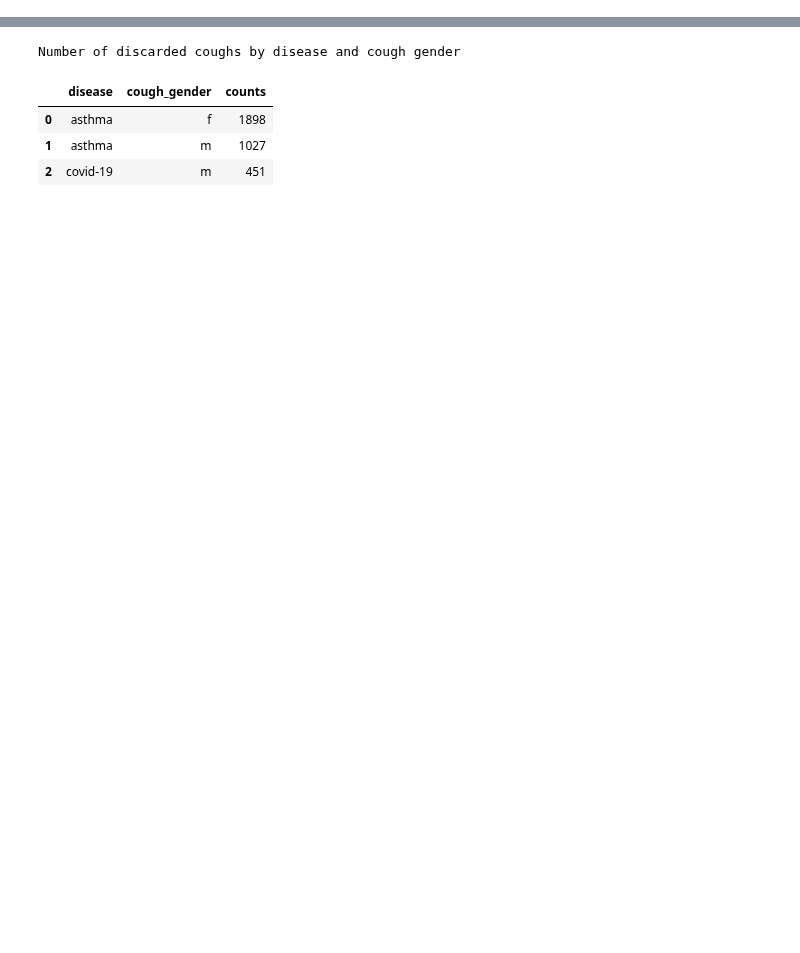
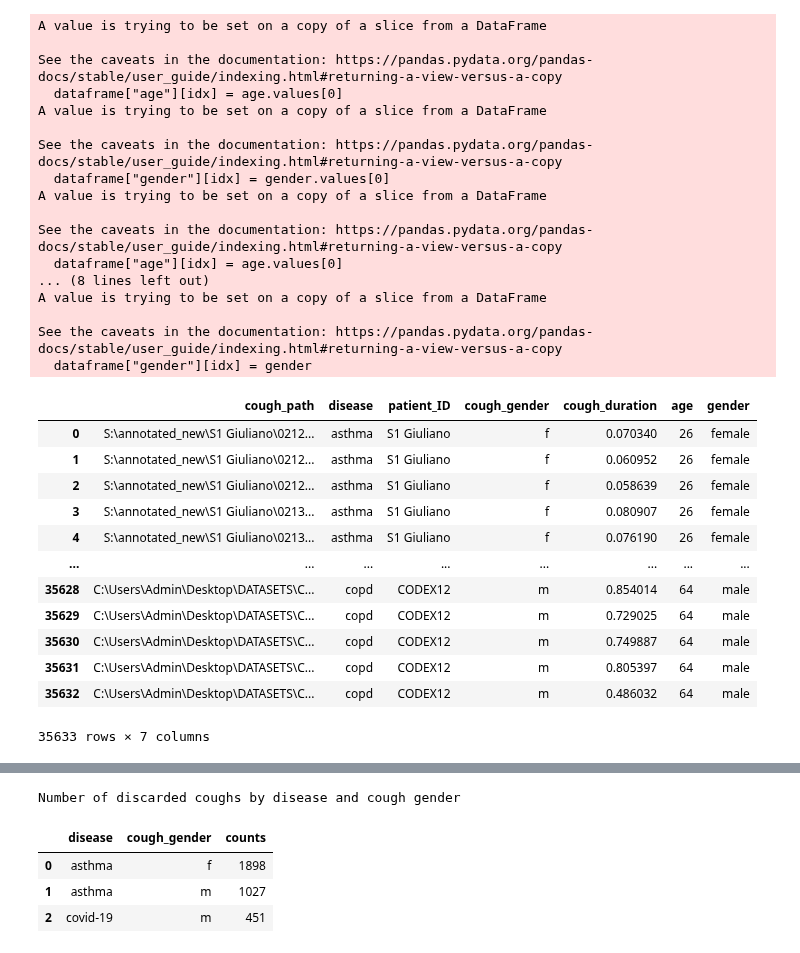
Before and after one commit to ceylanmesut/master_thesis, a Jupyter notebook: notebooks/eda_main_data.ipynb, the cells around one changed output, grey strips where cells are left out. Drawn from its saved outputs; the diff is of its cells as text; code cells hidden in the pictures; blank space fills up the shorter version.

```diff
--- a/notebooks/eda_main_data.ipynb
+++ b/notebooks/eda_main_data.ipynb
@@ -202,3 +219,37 @@ def get_cough_duration(dataframe):
     dataframe["cough_duration"] = cough_durations
 
     return dataframe
+# %%
+
+# run time 30 min.
+#asthma_cough_durations = get_cough_duration(only_coughs["asthma_cough_path"])
+
+# Defining root paths to the files and reading asthma dataset
+root_path_copd = r"C:\Users\Admin\Desktop\DATASETS\Codex\LabeledData"
+root_path_covid = r"C:\Users\Admin\Desktop\DATASETS\Covid"
+asthma_df = pd.read_csv("asthma_cough_paths.csv")
+asthma_df["disease"] = "asthma"
+
+# Summarizing datasets
+summarize_dataset(disease_name="Asthma", root_path=root_path_copd)
+summarize_dataset(disease_name="COPD", root_path = root_path_copd)
+summarize_dataset(disease_name="COVID-19", root_path = root_path_covid)
+
+######### BUILDING ONE CSV FILE #########
+copd_covid_df = get_cough_paths(["asthma", "covid-19","copd"])
+# combining Asthma df and COPD&COVID-19 df
+main_data = pd.concat([asthma_df, copd_covid_df], ignore_index=True)
+
+# Obtaining gender of cough
+main_data = get_ID_cough_gender(main_data)
+# Obtaining cough durations
+main_data = get_cough_duration(main_data)
+
+main_data.to_csv("main_data_new_data.csv", index=False)
+
+########## Reading existing ##########
+# main_data = pd.read_csv("main_data.csv")
+
+# main_data["age"] = None
+# main_data["gender"] = None
+# main_data = get_age_gender(main_data)
@@ -205,3 +270,39 @@ def get_cough_duration(dataframe):
+# %%
+main_data["age"] = None
+main_data["gender"] = None
+main_data = get_age_gender(main_data)
+main_data
+# %% [output]
+A value is trying to be set on a copy of a slice from a DataFrame
+
+See the caveats in the documentation: https://pandas.pydata.org/pandas-docs/stable/user_guide/indexing.html#returning-a-view-versus-a-copy
+  dataframe["age"][idx] = age.values[0]
+A value is trying to be set on a copy of a slice from a DataFrame
+
+See the caveats in the documentation: https://pandas.pydata.org/pandas-docs/stable/user_guide/indexing.html#returning-a-view-versus-a-copy
+  dataframe["gender"][idx] = gender.values[0]
+A value is trying to be set on a copy of a slice from a DataFrame
+
+See the caveats in the documentation: https://pandas.pydata.org/pandas-docs/stable/user_guide/indexing.html#returning-a-view-versus-a-copy
+  dataframe["age"][idx] = age.values[0]
+... (8 lines left out)
+A value is trying to be set on a copy of a slice from a DataFrame
+
+See the caveats in the documentation: https://pandas.pydata.org/pandas-docs/stable/user_guide/indexing.html#returning-a-view-versus-a-copy
+  dataframe["gender"][idx] = gender
+|  | cough_path | disease | patient_ID | cough_gender | cough_duration | age | gender |
+| 0 | S:\annotated_new\S1 Giuliano\0212... | asthma | S1 Giuliano | f | 0.070340 | 26 | female |
+| 1 | S:\annotated_new\S1 Giuliano\0212... | asthma | S1 Giuliano | f | 0.060952 | 26 | female |
+| 2 | S:\annotated_new\S1 Giuliano\0212... | asthma | S1 Giuliano | f | 0.058639 | 26 | female |
+| 3 | S:\annotated_new\S1 Giuliano\0213... | asthma | S1 Giuliano | f | 0.080907 | 26 | female |
+| 4 | S:\annotated_new\S1 Giuliano\0213... | asthma | S1 Giuliano | f | 0.076190 | 26 | female |
+| ... | ... | ... | ... | ... | ... | ... | ... |
+| 35628 | C:\Users\Admin\Desktop\DATASETS\C... | copd | CODEX12 | m | 0.854014 | 64 | male |
+| 35629 | C:\Users\Admin\Desktop\DATASETS\C... | copd | CODEX12 | m | 0.729025 | 64 | male |
+| 35630 | C:\Users\Admin\Desktop\DATASETS\C... | copd | CODEX12 | m | 0.749887 | 64 | male |
+| 35631 | C:\Users\Admin\Desktop\DATASETS\C... | copd | CODEX12 | m | 0.805397 | 64 | male |
+| 35632 | C:\Users\Admin\Desktop\DATASETS\C... | copd | CODEX12 | m | 0.486032 | 64 | male |
+35633 rows × 7 columns
 # %%
 
 # run time 30 min.
```
Also changed, not shown: parts of 9 cells of this notebook, 11 other files.
